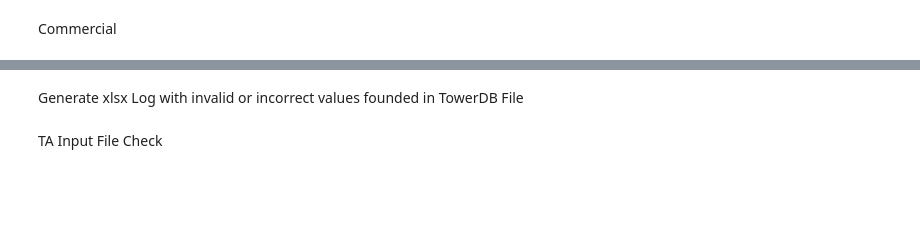
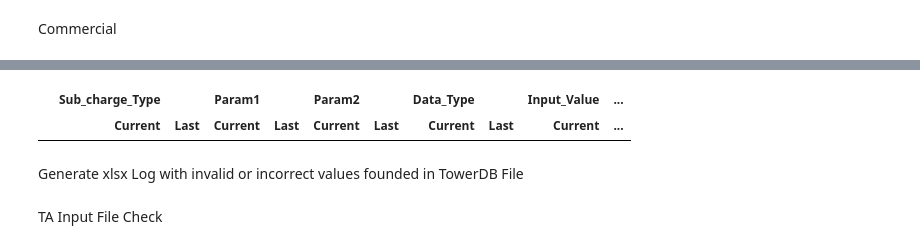
Before and after one commit to emerenan/xlsx_validation, a Jupyter notebook: de_validations.ipynb, the cells around one changed output, grey strips where cells are left out. Cells and saved outputs as stored; diff of their text form; code cells hidden in the pictures; blank space fills up the shorter version.

```diff
--- a/de_validations.ipynb
+++ b/de_validations.ipynb
@@ -1160,8 +493,8 @@ uis_sites_not_in_towerdb
 # %% [markdown]
 Commercial
 # %%
-act = '/content/UserInput_Germany_20210731_InMonth.xlsx'
-old = '/content/UserInput_Germany_20210630.xlsx'
+act = '/content/UserInput_Germany_20210831_InMonth.xlsx'
+old = '/content/UserInput_Germany_20210731_InMonth.xlsx'
 cols_ordered = ['Charge_Type','Sub_charge_Type', 'Param1','Param2', 'Data_Type','Input_Value_actual', 'Input_Value_before',\
                 'Equal Values','Description/Instruction', 'Frequency of Update']
 merge_cols = ['Charge_Type','Sub_charge_Type', 'Param1','Param2', 'Data_Type', 'Description/Instruction', 'Frequency of Update']
@@ -1230,2 +558,32 @@ df_comm
+# %%
+def check_diffs_v2(path_current, path_last):
+    def lower_str(columns):
+        newlist = list(map(lambda x: x.lower(), columns))
+        return newlist
+
+    def highlight_diff(data, color='yellow'):
+        attr = 'background-color: {}'.format(color)
+        other = data.xs('Current', axis='columns', level=-1)
+        return pd.DataFrame(np.where(data.ne(other, level=0), attr, ''),
+                            index=data.index, columns=data.columns)
+
+    _actual = pd.read_excel(path_current,sheet_name='Commercial').fillna('')
+
+    _before = pd.read_excel(path_last,sheet_name='Commercial').fillna('')
+
+    df_all = pd.concat([_actual, _before],axis='columns', keys=['Current', 'Last'])
+    df_final = df_all.swaplevel(axis='columns')[_actual.columns[1:]]
+
+    #df_final.style.apply(highlight_diff, axis=None)
+    if not df_final.empty:
+        return df_final[(_actual != _before).any(1)].style.apply(highlight_diff, axis=None)
+    else:
+        print('\nNo differences Founded!\n')
+
+df_com_vf = check_diffs_v2(act, old)
+df_com_vf
+# %% [output]
+|  | Sub_charge_Type |  | Param1 |  | Param2 |  | Data_Type |  | Input_Value | ... |
+|  | Current | Last | Current | Last | Current | Last | Current | Last | Current | ... |
 # %% [markdown]
 Generate xlsx Log with invalid or incorrect values founded in TowerDB File
```
Also changed, not shown: parts of 60 cells of this notebook.
